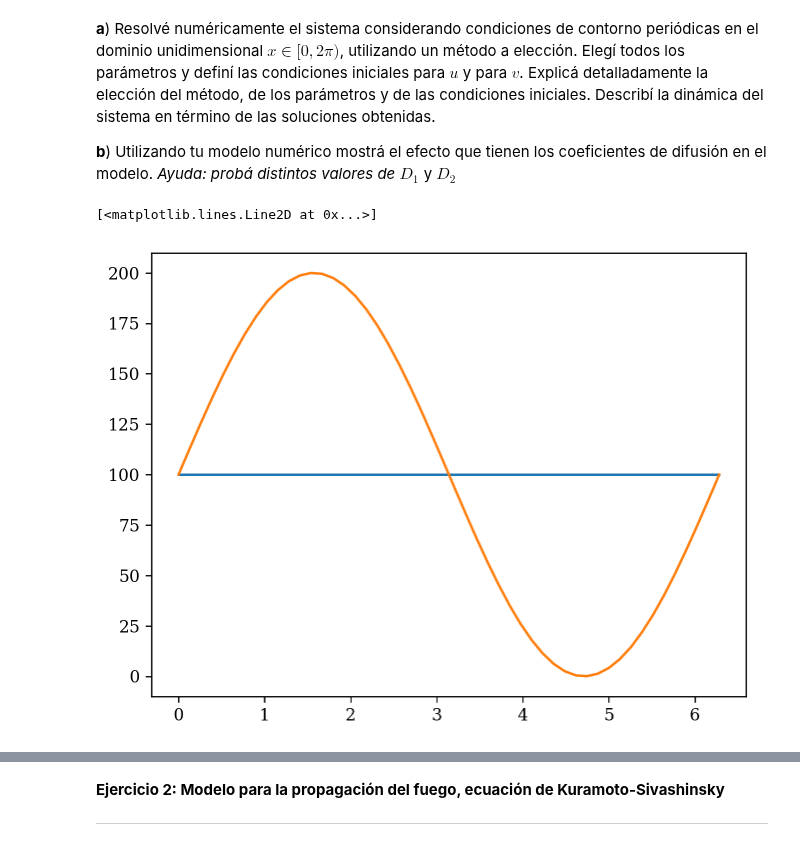
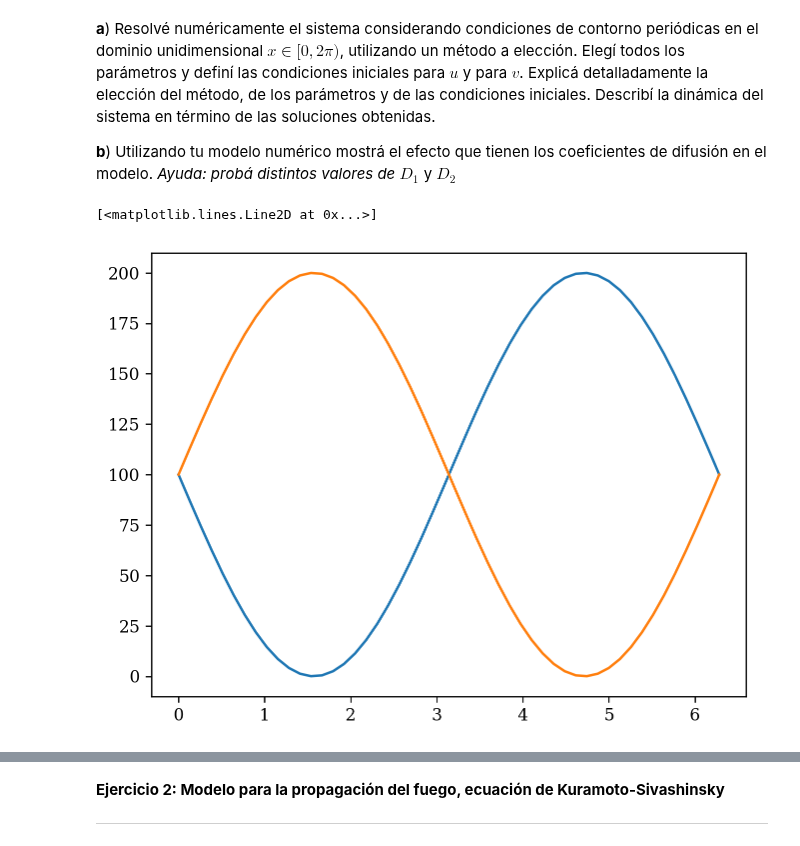
Before and after one commit to agustinbrusco/Sistemas_Complejos, a Jupyter notebook: guias/Guia5.ipynb, the cells around one changed output, grey strips where cells are left out. Cells and saved outputs as stored; diff of their text form; code cells hidden in the pictures.

```diff
--- a/guias/Guia5.ipynb
+++ b/guias/Guia5.ipynb
@@ -132,23 +148,23 @@ def lotka_volterra_pseudoespectral(
 # %%
 def u0(x):
     # return 5000*gaussian(x, np.pi, np.pi/3)
     a = 100
-    # return a*np.sin(x-np.pi) + a
-    return np.full_like(x, a)
+    return a*np.sin(x-np.pi) + a
+    # return np.full_like(x, a)
 
 def v0(x):
     a = 100
     return a*np.sin(x) + a
 
 
 plt.close("all")
 %matplotlib inline
 x_vals = np.linspace(0, 2*np.pi)
 plt.plot(x_vals, u0(x_vals))
 plt.plot(x_vals, v0(x_vals))
 # %% [output]
 [<matplotlib.lines.Line2D at 0x...>]
-[figure, old version]
+[figure, new version]
 # %%
 x_vals, t_vals, u, v = lotka_volterra_pseudoespectral(
     u0=u0,
```
Also changed, not shown: parts of 9 cells of this notebook.
